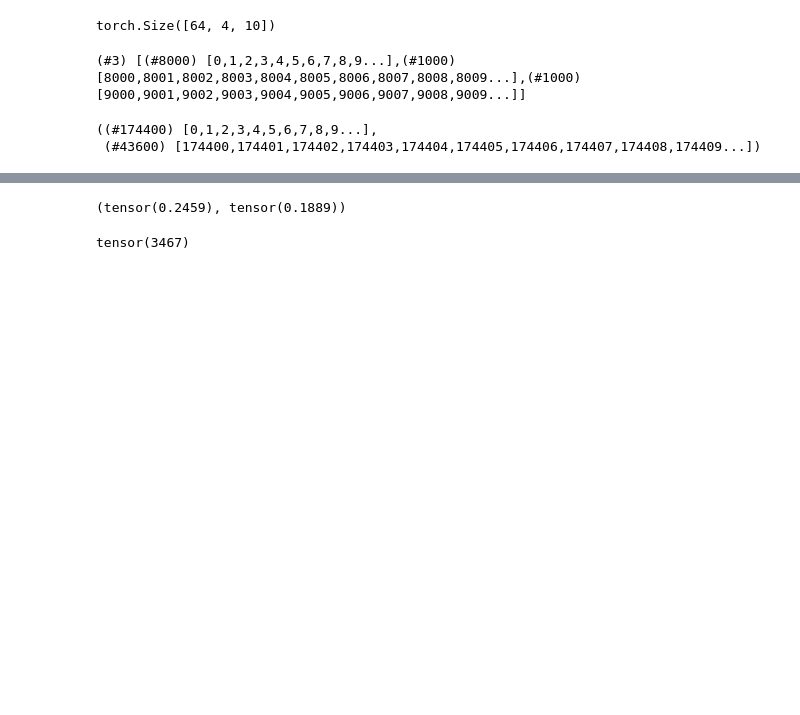
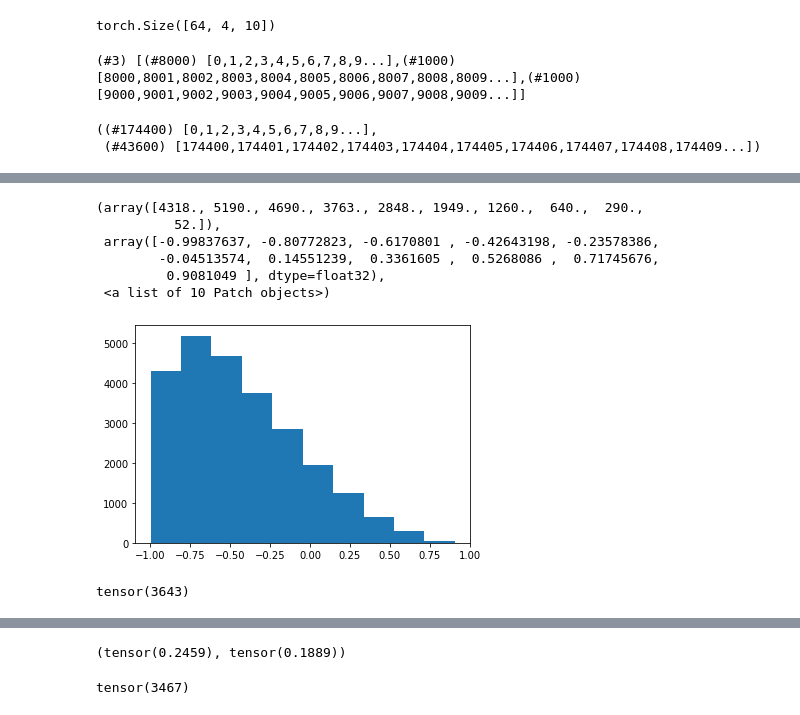
Before and after one commit to Takezo87/torchtools, a Jupyter notebook: _201_exploratory.ipynb, the cells around one changed output, grey strips where cells are left out. Cells and saved outputs as stored; diff of their text form; code cells hidden in the pictures; blank space fills up the shorter version.

```diff
--- a/_201_exploratory.ipynb
+++ b/_201_exploratory.ipynb
@@ -585,0 +662,14 @@ val_y = ts_experiment.df_base.iloc[160000:185000]['y0'].values
+# %%
+plt.hist(val_preds[:,1].numpy())
+# %% [output]
+(array([4318., 5190., 4690., 3763., 2848., 1949., 1260.,  640.,  290.,
+          52.]),
+ array([-0.99837637, -0.80772823, -0.6170801 , -0.42643198, -0.23578386,
+        -0.04513574,  0.14551239,  0.3361605 ,  0.5268086 ,  0.71745676,
+         0.9081049 ], dtype=float32),
+ <a list of 10 Patch objects>)
+[figure, added]
+# %%
+((val_preds[:,0]>0)*(val_preds[:,1]>0)).sum()
+# %% [output]
+tensor(3643)
```
Also changed, not shown: parts of 17 cells of this notebook, 4 other files.
